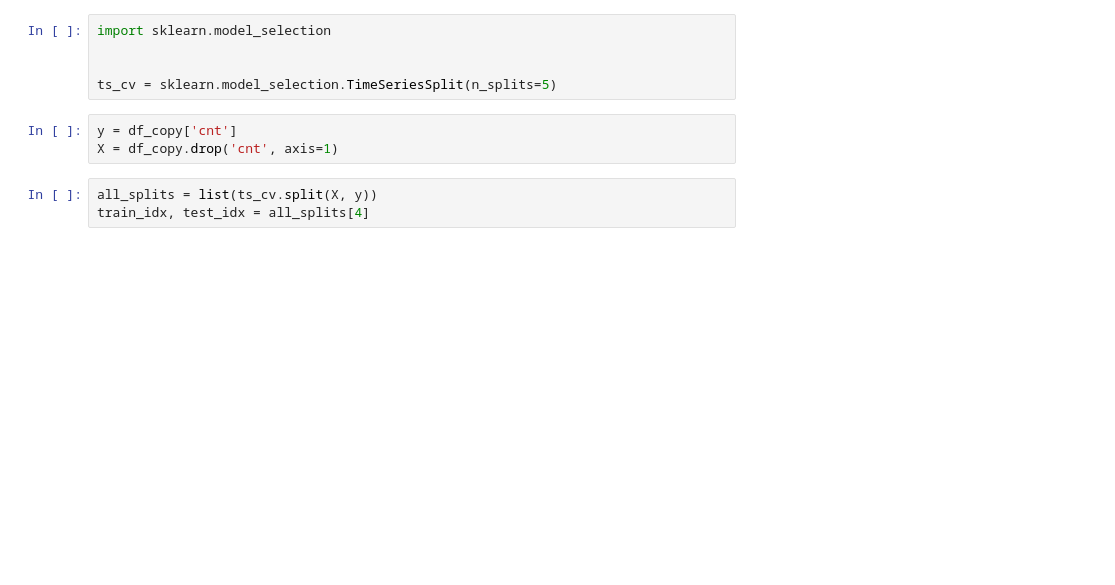
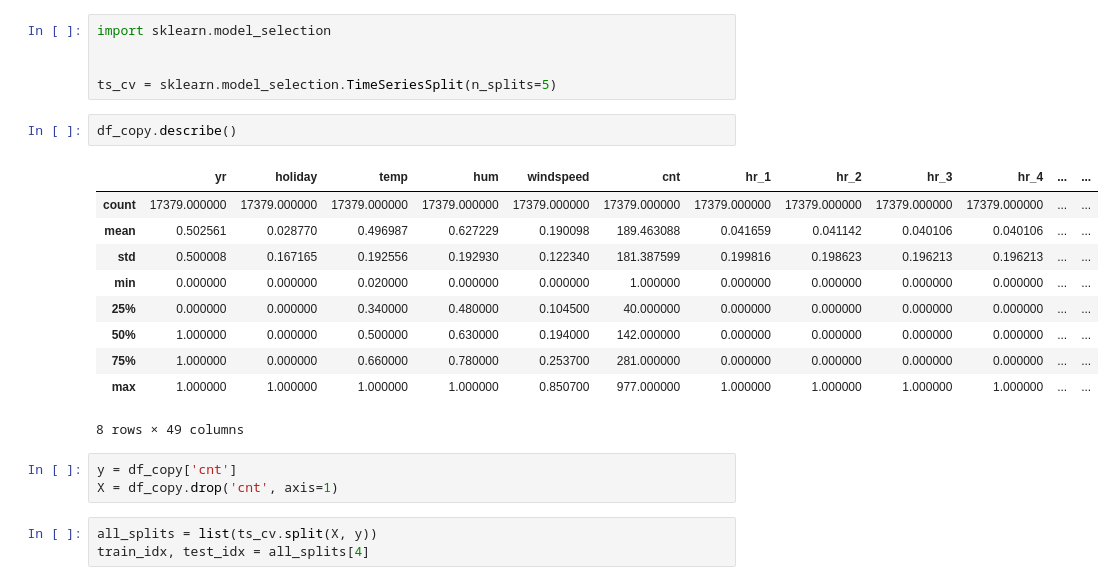
Before and after one commit to Pmarv/BigDataProject, a Jupyter notebook: BigDataProject.ipynb, the cells around one changed output. Drawn from its saved outputs; the diff is of its cells as text; blank space fills up the shorter version.

```diff
--- a/BigDataProject.ipynb
+++ b/BigDataProject.ipynb
@@ -122,6 +121,19 @@ import sklearn.model_selection
 
 
 ts_cv = sklearn.model_selection.TimeSeriesSplit(n_splits=5)
+# %%
+df_copy.describe()
+# %% [output]
+|  | yr | holiday | temp | hum | windspeed | cnt | hr_1 | hr_2 | hr_3 | hr_4 | ... | ... |
+| count | 17379.000000 | 17379.000000 | 17379.000000 | 17379.000000 | 17379.000000 | 17379.000000 | 17379.000000 | 17379.000000 | 17379.000000 | 17379.000000 | ... | ... |
+| mean | 0.502561 | 0.028770 | 0.496987 | 0.627229 | 0.190098 | 189.463088 | 0.041659 | 0.041142 | 0.040106 | 0.040106 | ... | ... |
+| std | 0.500008 | 0.167165 | 0.192556 | 0.192930 | 0.122340 | 181.387599 | 0.199816 | 0.198623 | 0.196213 | 0.196213 | ... | ... |
+| min | 0.000000 | 0.000000 | 0.020000 | 0.000000 | 0.000000 | 1.000000 | 0.000000 | 0.000000 | 0.000000 | 0.000000 | ... | ... |
+| 25% | 0.000000 | 0.000000 | 0.340000 | 0.480000 | 0.104500 | 40.000000 | 0.000000 | 0.000000 | 0.000000 | 0.000000 | ... | ... |
+| 50% | 1.000000 | 0.000000 | 0.500000 | 0.630000 | 0.194000 | 142.000000 | 0.000000 | 0.000000 | 0.000000 | 0.000000 | ... | ... |
+| 75% | 1.000000 | 0.000000 | 0.660000 | 0.780000 | 0.253700 | 281.000000 | 0.000000 | 0.000000 | 0.000000 | 0.000000 | ... | ... |
+| max | 1.000000 | 1.000000 | 1.000000 | 1.000000 | 0.850700 | 977.000000 | 1.000000 | 1.000000 | 1.000000 | 1.000000 | ... | ... |
+8 rows × 49 columns
 # %%
 y = df_copy['cnt']
 X = df_copy.drop('cnt', axis=1)
```
Also changed, not shown: parts of 12 cells of this notebook, 1 other file.
